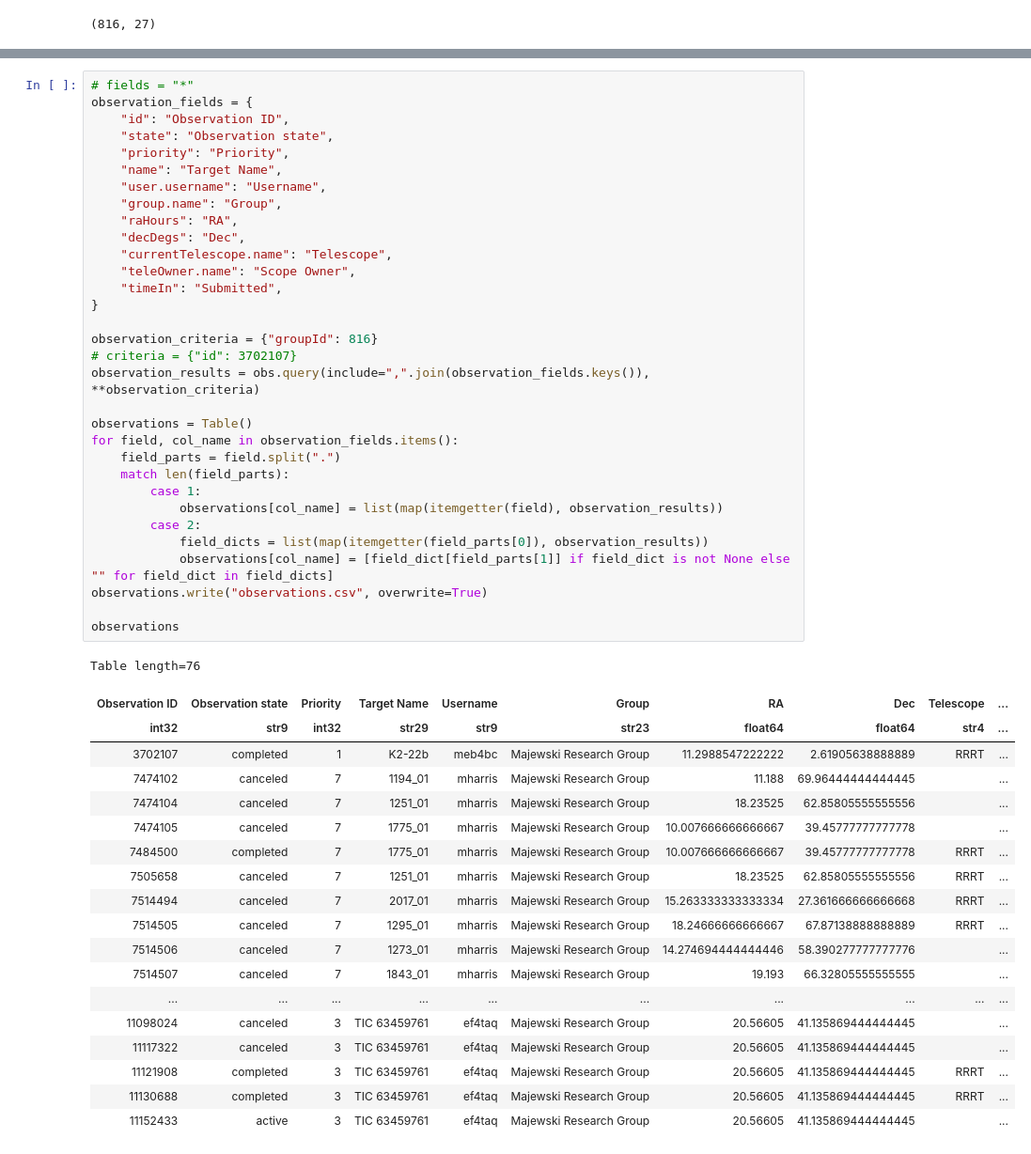
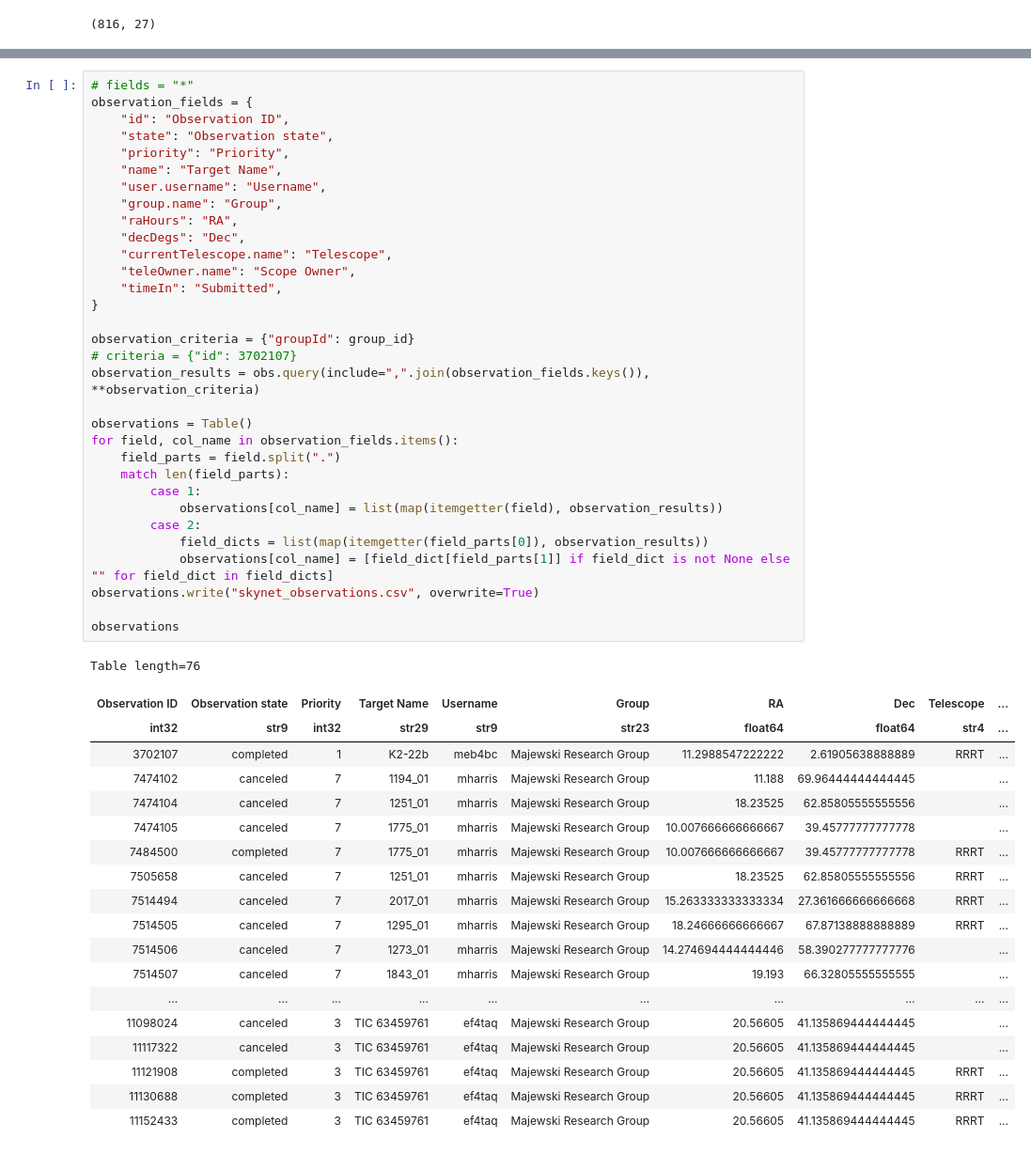
Before and after one commit to CvillePaul/SkyNet-API, a Jupyter notebook: SkyNet API Playground.ipynb, the cells around one changed output, grey strips where cells are left out. Shown: that part at 94% size. Drawn from its saved outputs; the diff is of its cells as text.

```diff
--- a/SkyNet API Playground.ipynb
+++ b/SkyNet API Playground.ipynb
@@ -45,42 +29,42 @@ observation_fields = {
     "timeIn": "Submitted",
 }
 
-observation_criteria = {"groupId": 816}
+observation_criteria = {"groupId": group_id}
 # criteria = {"id": 3702107}
 observation_results = obs.query(include=",".join(observation_fields.keys()), **observation_criteria)
 
 observations = Table()
 for field, col_name in observation_fields.items():
     field_parts = field.split(".")
     match len(field_parts):
         case 1:
             observations[col_name] = list(map(itemgetter(field), observation_results))
         case 2:
             field_dicts = list(map(itemgetter(field_parts[0]), observation_results))
             observations[col_name] = [field_dict[field_parts[1]] if field_dict is not None else "" for field_dict in field_dicts]
-observations.write("observations.csv", overwrite=True)
+observations.write("skynet_observations.csv", overwrite=True)
 
 observations
 # %% [output]
 Table length=76
 | Observation ID | Observation state | Priority | Target Name | Username | Group | RA | Dec | Telescope | ... |
 | int32 | str9 | int32 | str29 | str9 | str23 | float64 | float64 | str4 | ... |
 | 3702107 | completed | 1 | K2-22b | meb4bc | Majewski Research Group | 11.2988547222222 | 2.61905638888889 | RRRT | ... |
 | 7474102 | canceled | 7 | 1194_01 | mharris | Majewski Research Group | 11.188 | 69.96444444444445 |  | ... |
 | 7474104 | canceled | 7 | 1251_01 | mharris | Majewski Research Group | 18.23525 | 62.85805555555556 |  | ... |
 | 7474105 | canceled | 7 | 1775_01 | mharris | Majewski Research Group | 10.007666666666667 | 39.45777777777778 |  | ... |
 | 7484500 | completed | 7 | 1775_01 | mharris | Majewski Research Group | 10.007666666666667 | 39.45777777777778 | RRRT | ... |
 | 7505658 | canceled | 7 | 1251_01 | mharris | Majewski Research Group | 18.23525 | 62.85805555555556 | RRRT | ... |
 | 7514494 | canceled | 7 | 2017_01 | mharris | Majewski Research Group | 15.263333333333334 | 27.361666666666668 | RRRT | ... |
 | 7514505 | canceled | 7 | 1295_01 | mharris | Majewski Research Group | 18.24666666666667 | 67.87138888888889 | RRRT | ... |
 | 7514506 | canceled | 7 | 1273_01 | mharris | Majewski Research Group | 14.274694444444446 | 58.390277777777776 |  | ... |
 | 7514507 | canceled | 7 | 1843_01 | mharris | Majewski Research Group | 19.193 | 66.32805555555555 |  | ... |
 | ... | ... | ... | ... | ... | ... | ... | ... | ... | ... |
 | 11098024 | canceled | 3 | TIC 63459761 | ef4taq | Majewski Research Group | 20.56605 | 41.135869444444445 |  | ... |
 | 11117322 | canceled | 3 | TIC 63459761 | ef4taq | Majewski Research Group | 20.56605 | 41.135869444444445 |  | ... |
 | 11121908 | completed | 3 | TIC 63459761 | ef4taq | Majewski Research Group | 20.56605 | 41.135869444444445 | RRRT | ... |
 | 11130688 | completed | 3 | TIC 63459761 | ef4taq | Majewski Research Group | 20.56605 | 41.135869444444445 | RRRT | ... |
-| 11152433 | active | 3 | TIC 63459761 | ef4taq | Majewski Research Group | 20.56605 | 41.135869444444445 |  | ... |
+| 11152433 | completed | 3 | TIC 63459761 | ef4taq | Majewski Research Group | 20.56605 | 41.135869444444445 | RRRT | ... |
 # %%
 exposure_fields = {
     "exps.obsId": "Observation ID",
```
Also changed, not shown: parts of 8 cells of this notebook.
